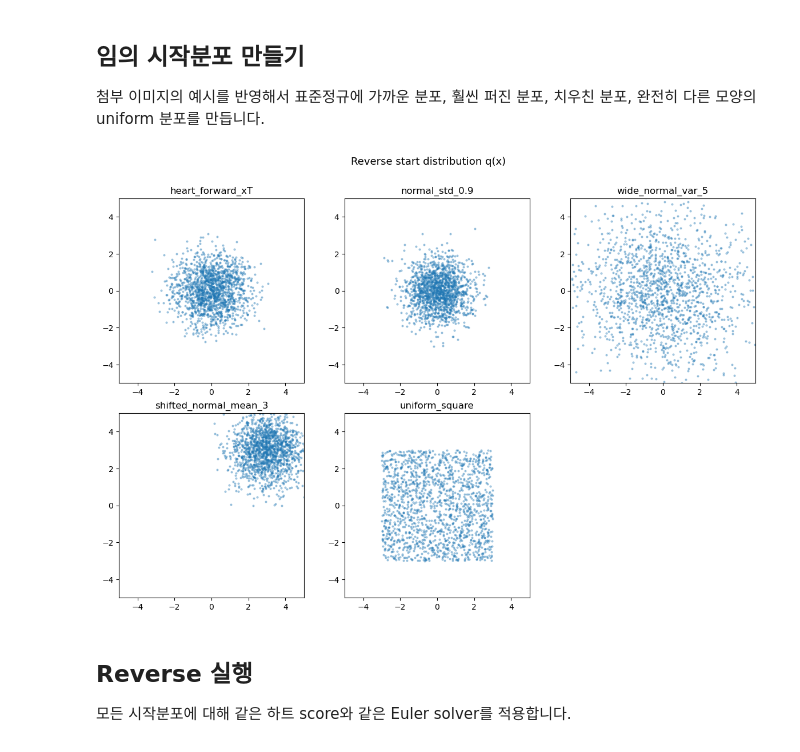
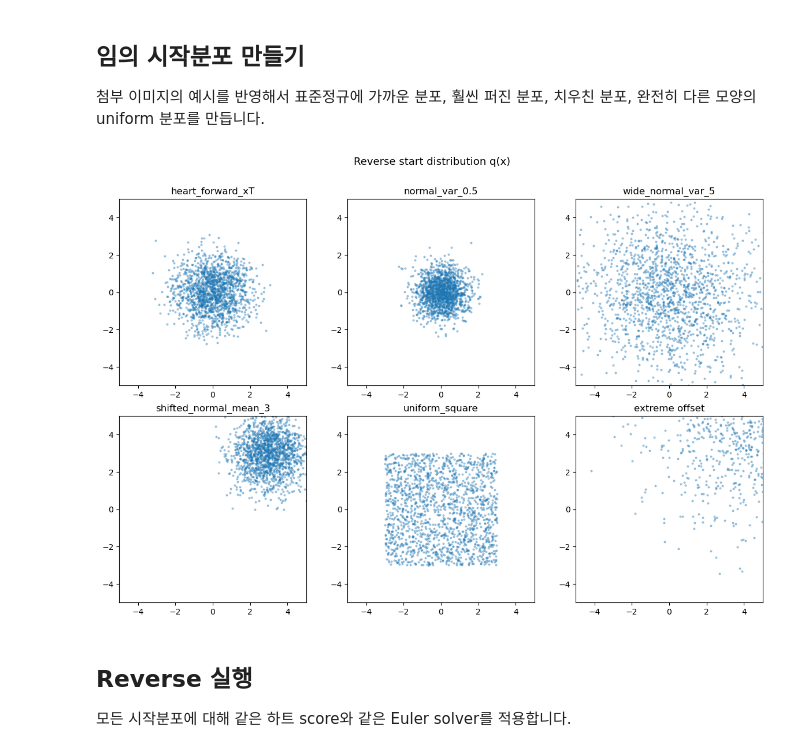
Before and after one commit to k-hyeon02/diffusion, a Jupyter notebook: reverse_test_init_dist.ipynb, the cells around one changed output. Drawn from its saved outputs; the diff is of its cells as text; code cells hidden in the pictures.

Commit message:
extreme offset 추가

```diff
--- a/reverse_test_init_dist.ipynb
+++ b/reverse_test_init_dist.ipynb
@@ -191,18 +191,19 @@ def reverse_euler(x_T, t_arr, score_fn):
 # %%
 def make_reverse_initials(n):
     return {
         "heart_forward_xT": heart_forward[T].copy(),
-        "normal_std_0.9": rng.normal(loc=0.0, scale=0.9, size=(n, 2)),
+        "normal_var_0.5": rng.normal(loc=0.0, scale=np.sqrt(0.5), size=(n, 2)),
         "wide_normal_var_5": rng.normal(loc=0.0, scale=np.sqrt(5.0), size=(n, 2)),
         "shifted_normal_mean_3": rng.normal(loc=3.0, scale=1.0, size=(n, 2)),
         "uniform_square": rng.uniform(low=-3.0, high=3.0, size=(n, 2)),
+        "extreme offset": rng.normal(loc=5.0, scale=3, size=(n, 2))
     }
 
 
 initials = make_reverse_initials(n_samples)
 plot_initial_distributions(initials)
 # %% [output]
-[figure, old version]
+[figure, new version]
 # %% [markdown]
 ## Reverse 실행
 
```
Also changed, not shown: parts of 3 cells of this notebook.
